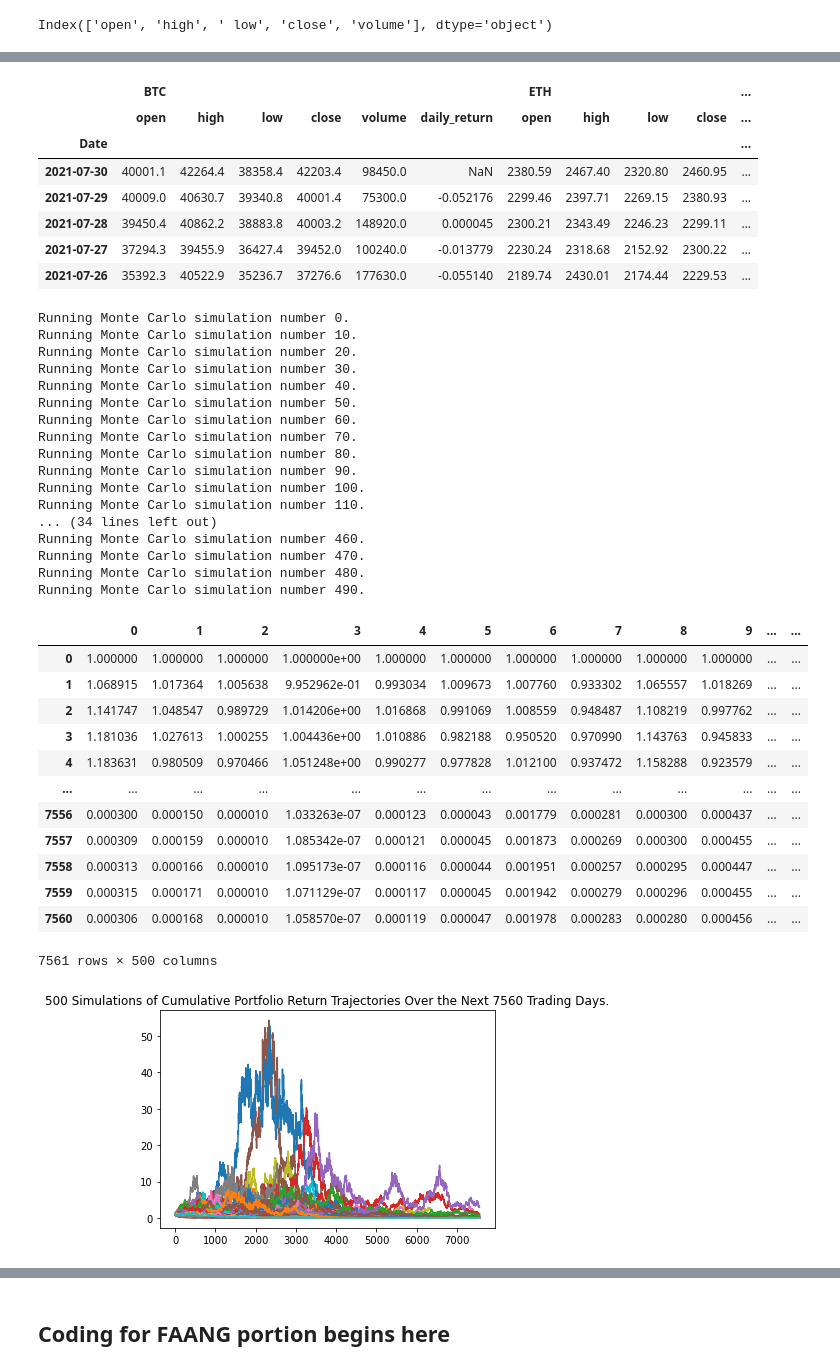
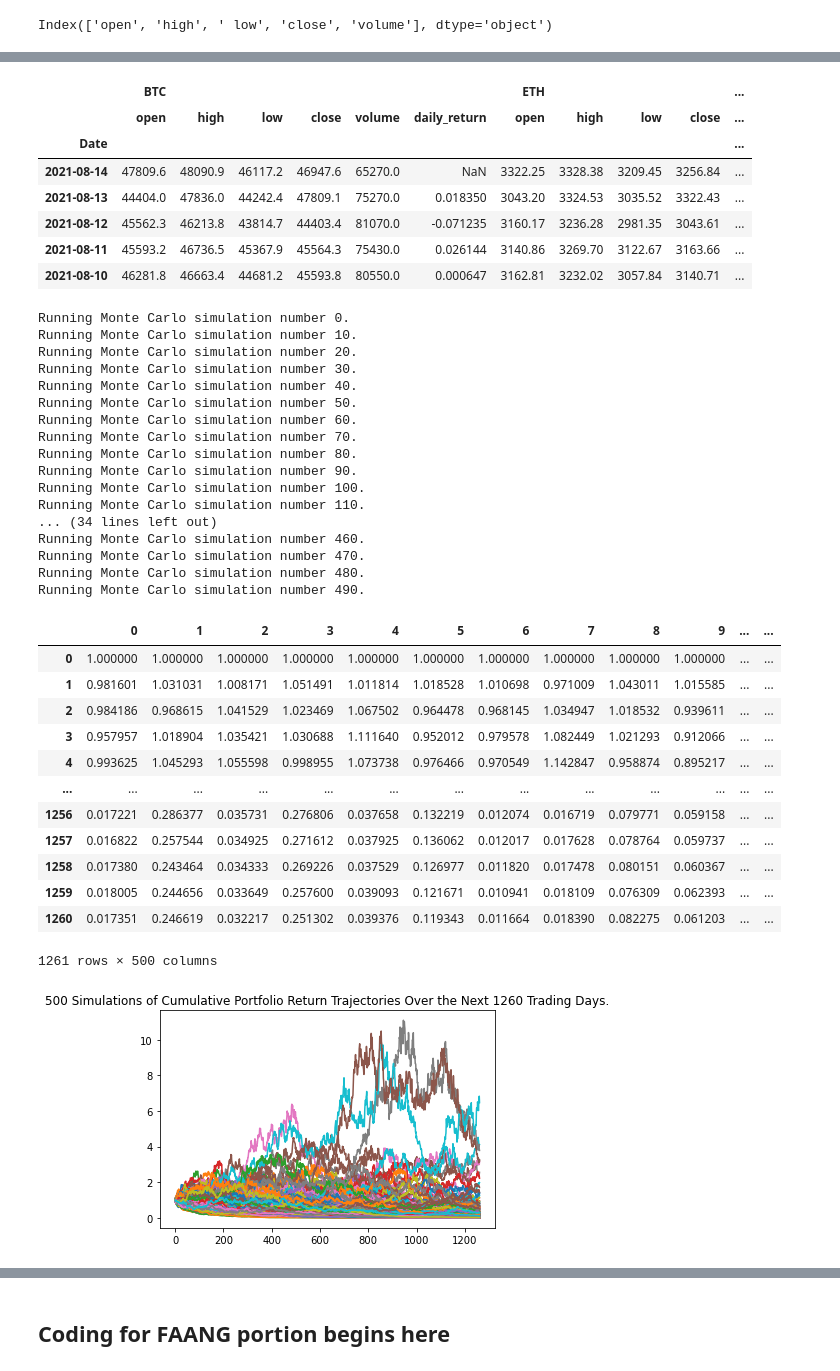
Before and after one commit to RJGiannini/Golden-Years, a Jupyter notebook: simulations.ipynb, the cells around one changed output, grey strips where cells are left out. Drawn from its saved outputs; the diff is of its cells as text; code cells hidden in the pictures.

```diff
--- a/simulations.ipynb
+++ b/simulations.ipynb
@@ -142,6 +143,7 @@ def clean_currency(price_string):
     price = price_string
     if type(price_string) == str:
         price_string = price_string.replace('$', '')
+        price_string = price_string.replace('-', '0')
         if price_string[-1] == 'K':
             thousand = 1000
             price_string = price_string.replace('K', '')
@@ -228,27 +230,27 @@ merged_df.head()
 # %%
-# Configure the Monte Carlo simulation to forecast 30 years cumulative returns
+# Configure the Monte Carlo simulation to forecast 5 years cumulative returns
 # Run 500 samples.
-MC_cryptothirtyyear = MCSimulation(
+MC_crypto = MCSimulation(
   portfolio_data = merged_df,
   weights = [.5, .5],
   num_simulation = 500,
-  num_trading_days = 252*30
+  num_trading_days = 252*5
 )
 
 # Review the simulation input data
-MC_cryptothirtyyear.portfolio_data.head()
+MC_crypto.portfolio_data.head()
 # %% [output]
 |  | BTC |  |  |  |  |  | ETH |  |  |  | ... |
 |  | open | high | low | close | volume | daily_return | open | high | low | close | ... |
 | Date |  |  |  |  |  |  |  |  |  |  | ... |
-| 2021-07-30 | 40001.1 | 42264.4 | 38358.4 | 42203.4 | 98450.0 | NaN | 2380.59 | 2467.40 | 2320.80 | 2460.95 | ... |
-| 2021-07-29 | 40009.0 | 40630.7 | 39340.8 | 40001.4 | 75300.0 | -0.052176 | 2299.46 | 2397.71 | 2269.15 | 2380.93 | ... |
-| 2021-07-28 | 39450.4 | 40862.2 | 38883.8 | 40003.2 | 148920.0 | 0.000045 | 2300.21 | 2343.49 | 2246.23 | 2299.11 | ... |
-| 2021-07-27 | 37294.3 | 39455.9 | 36427.4 | 39452.0 | 100240.0 | -0.013779 | 2230.24 | 2318.68 | 2152.92 | 2300.22 | ... |
-| 2021-07-26 | 35392.3 | 40522.9 | 35236.7 | 37276.6 | 177630.0 | -0.055140 | 2189.74 | 2430.01 | 2174.44 | 2229.53 | ... |
+| 2021-08-14 | 47809.6 | 48090.9 | 46117.2 | 46947.6 | 65270.0 | NaN | 3322.25 | 3328.38 | 3209.45 | 3256.84 | ... |
+| 2021-08-13 | 44404.0 | 47836.0 | 44242.4 | 47809.1 | 75270.0 | 0.018350 | 3043.20 | 3324.53 | 3035.52 | 3322.43 | ... |
+| 2021-08-12 | 45562.3 | 46213.8 | 43814.7 | 44403.4 | 81070.0 | -0.071235 | 3160.17 | 3236.28 | 2981.35 | 3043.61 | ... |
+| 2021-08-11 | 45593.2 | 46736.5 | 45367.9 | 45564.3 | 75430.0 | 0.026144 | 3140.86 | 3269.70 | 3122.67 | 3163.66 | ... |
+| 2021-08-10 | 46281.8 | 46663.4 | 44681.2 | 45593.8 | 80550.0 | 0.000647 | 3162.81 | 3232.02 | 3057.84 | 3140.71 | ... |
 # %%
-# Run the Monte Carlo simulation to forecast 30 years cumulative returns
-MC_cryptothirtyyear.calc_cumulative_return()
+# Run the Monte Carlo simulation to forecast 5 years cumulative returns
+MC_crypto.calc_cumulative_return()
 # %% [output]
 Running Monte Carlo simulation number 0.
 Running Monte Carlo simulation number 10.
@@ -268,22 +270,22 @@ Running Monte Carlo simulation number 470.
 Running Monte Carlo simulation number 480.
 Running Monte Carlo simulation number 490.
 |  | 0 | 1 | 2 | 3 | 4 | 5 | 6 | 7 | 8 | 9 | ... | ... |
-| 0 | 1.000000 | 1.000000 | 1.000000 | 1.000000e+00 | 1.000000 | 1.000000 | 1.000000 | 1.000000 | 1.000000 | 1.000000 | ... | ... |
-| 1 | 1.068915 | 1.017364 | 1.005638 | 9.952962e-01 | 0.993034 | 1.009673 | 1.007760 | 0.933302 | 1.065557 | 1.018269 | ... | ... |
-| 2 | 1.141747 | 1.048547 | 0.989729 | 1.014206e+00 | 1.016868 | 0.991069 | 1.008559 | 0.948487 | 1.108219 | 0.997762 | ... | ... |
-| 3 | 1.181036 | 1.027613 | 1.000255 | 1.004436e+00 | 1.010886 | 0.982188 | 0.950520 | 0.970990 | 1.143763 | 0.945833 | ... | ... |
-| 4 | 1.183631 | 0.980509 | 0.970466 | 1.051248e+00 | 0.990277 | 0.977828 | 1.012100 | 0.937472 | 1.158288 | 0.923579 | ... | ... |
+| 0 | 1.000000 | 1.000000 | 1.000000 | 1.000000 | 1.000000 | 1.000000 | 1.000000 | 1.000000 | 1.000000 | 1.000000 | ... | ... |
+| 1 | 0.981601 | 1.031031 | 1.008171 | 1.051491 | 1.011814 | 1.018528 | 1.010698 | 0.971009 | 1.043011 | 1.015585 | ... | ... |
+| 2 | 0.984186 | 0.968615 | 1.041529 | 1.023469 | 1.067502 | 0.964478 | 0.968145 | 1.034947 | 1.018532 | 0.939611 | ... | ... |
+| 3 | 0.957957 | 1.018904 | 1.035421 | 1.030688 | 1.111640 | 0.952012 | 0.979578 | 1.082449 | 1.021293 | 0.912066 | ... | ... |
+| 4 | 0.993625 | 1.045293 | 1.055598 | 0.998955 | 1.073738 | 0.976466 | 0.970549 | 1.142847 | 0.958874 | 0.895217 | ... | ... |
 | ... | ... | ... | ... | ... | ... | ... | ... | ... | ... | ... | ... | ... |
-| 7556 | 0.000300 | 0.000150 | 0.000010 | 1.033263e-07 | 0.000123 | 0.000043 | 0.001779 | 0.000281 | 0.000300 | 0.000437 | ... | ... |
-| 7557 | 0.000309 | 0.000159 | 0.000010 | 1.085342e-07 | 0.000121 | 0.000045 | 0.001873 | 0.000269 | 0.000300 | 0.000455 | ... | ... |
-| 7558 | 0.000313 | 0.000166 | 0.000010 | 1.095173e-07 | 0.000116 | 0.000044 | 0.001951 | 0.000257 | 0.000295 | 0.000447 | ... | ... |
-| 7559 | 0.000315 | 0.000171 | 0.000010 | 1.071129e-07 | 0.000117 | 0.000045 | 0.001942 | 0.000279 | 0.000296 | 0.000455 | ... | ... |
-| 7560 | 0.000306 | 0.000168 | 0.000010 | 1.058570e-07 | 0.000119 | 0.000047 | 0.001978 | 0.000283 | 0.000280 | 0.000456 | ... | ... |
+| 1256 | 0.017221 | 0.286377 | 0.035731 | 0.276806 | 0.037658 | 0.132219 | 0.012074 | 0.016719 | 0.079771 | 0.059158 | ... | ... |
+| 1257 | 0.016822 | 0.257544 | 0.034925 | 0.271612 | 0.037925 | 0.136062 | 0.012017 | 0.017628 | 0.078764 | 0.059737 | ... | ... |
+| 1258 | 0.017380 | 0.243464 | 0.034333 | 0.269226 | 0.037529 | 0.126977 | 0.011820 | 0.017478 | 0.080151 | 0.060367 | ... | ... |
+| 1259 | 0.018005 | 0.244656 | 0.033649 | 0.257600 | 0.039093 | 0.121671 | 0.010941 | 0.018109 | 0.076309 | 0.062393 | ... | ... |
+| 1260 | 0.017351 | 0.246619 | 0.032217 | 0.251302 | 0.039376 | 0.119343 | 0.011664 | 0.018390 | 0.082275 | 0.061203 | ... | ... |
-7561 rows × 500 columns
+1261 rows × 500 columns
 # %%
-# Visualize the 30-year Monte Carlo simulation by creating an
+# Visualize the 5-year Monte Carlo simulation by creating an
 # overlay line plot
-MC_sim_line_plot = MC_cryptothirtyyear.plot_simulation()
+MC_sim_line_plot = MC_crypto.plot_simulation()
 # %% [output]
-[figure, old version]
+[figure, new version]
 # %%
```
Also changed, not shown: parts of 44 cells of this notebook.
